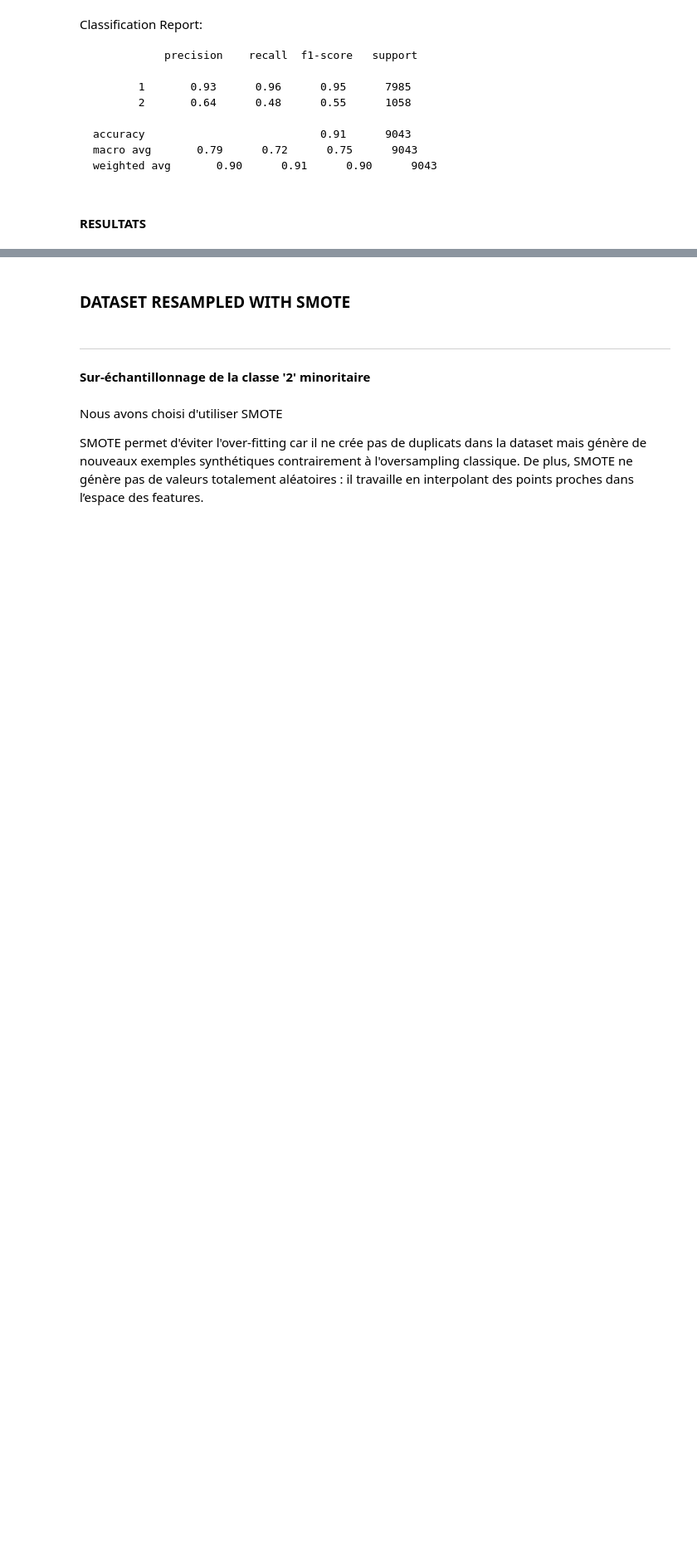
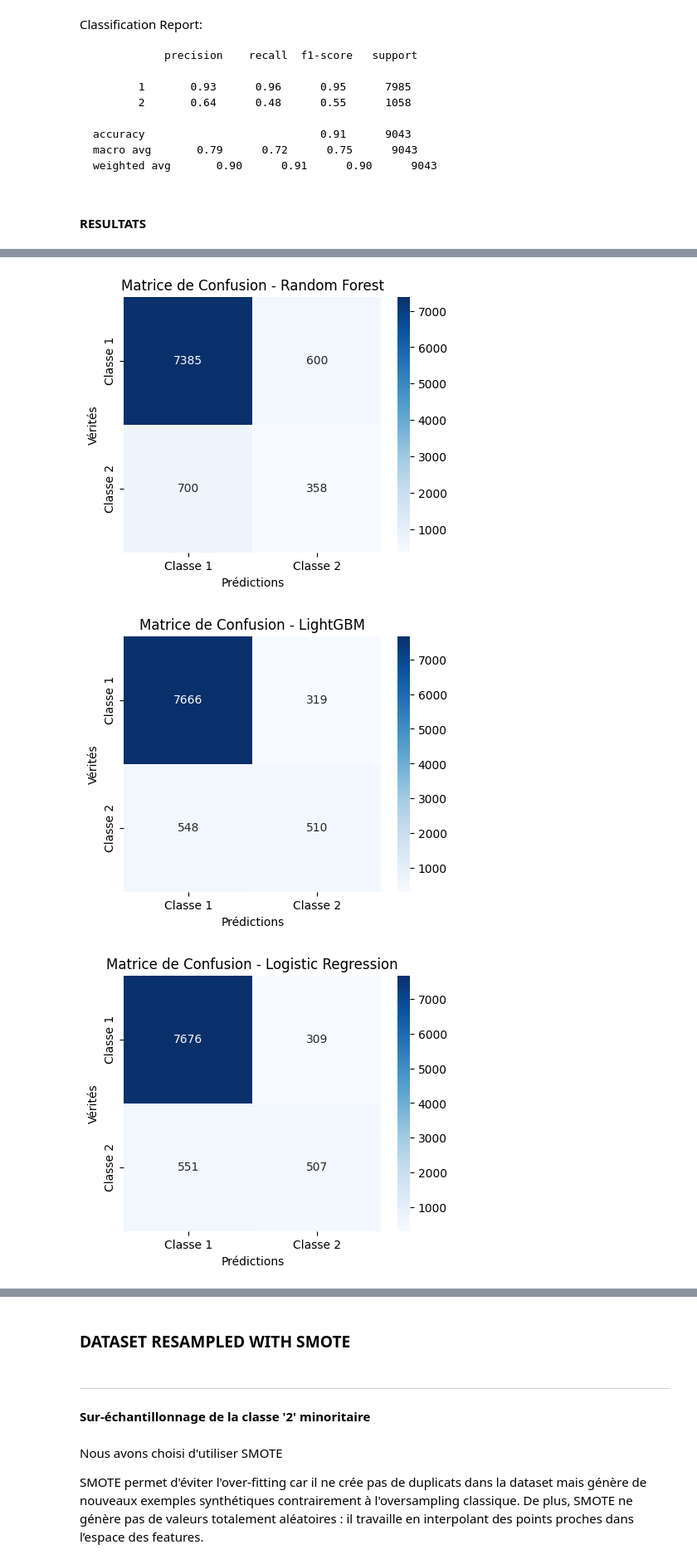
Before and after one commit to Dhoulnoun/fairuz-ML-project, a Jupyter notebook: fairuz.ipynb, the cells around one changed output, grey strips where cells are left out. Shown at 83% size. Saved outputs shown, nothing was run; the diff lists cells and outputs as text; code cells hidden in the pictures; blank space fills up the shorter version.

```diff
--- a/fairuz.ipynb
+++ b/fairuz.ipynb
@@ -759,0 +764,19 @@ graphiques comparaisons ect
+# %%
+# Matrices de confusion
+conf_matrices = {
+    "Random Forest": np.array([[7385, 600], [700, 358]]),
+    "LightGBM": np.array([[7666, 319], [548, 510]]),
+    "Logistic Regression": np.array([[7676, 309], [551, 507]])
+}
+
+for model, matrix in conf_matrices.items():
+    plt.figure(figsize=(5, 4))
+    sns.heatmap(matrix, annot=True, fmt="d", cmap="Blues", xticklabels=["Classe 1", "Classe 2"], yticklabels=["Classe 1", "Classe 2"])
+    plt.title(f"Matrice de Confusion - {model}")
+    plt.xlabel("Prédictions")
+    plt.ylabel("Vérités")
+    plt.show()
+# %% [output]
+[figure, added]
+[figure, added]
+[figure, added]
```
Also changed, not shown: parts of 42 cells of this notebook.
